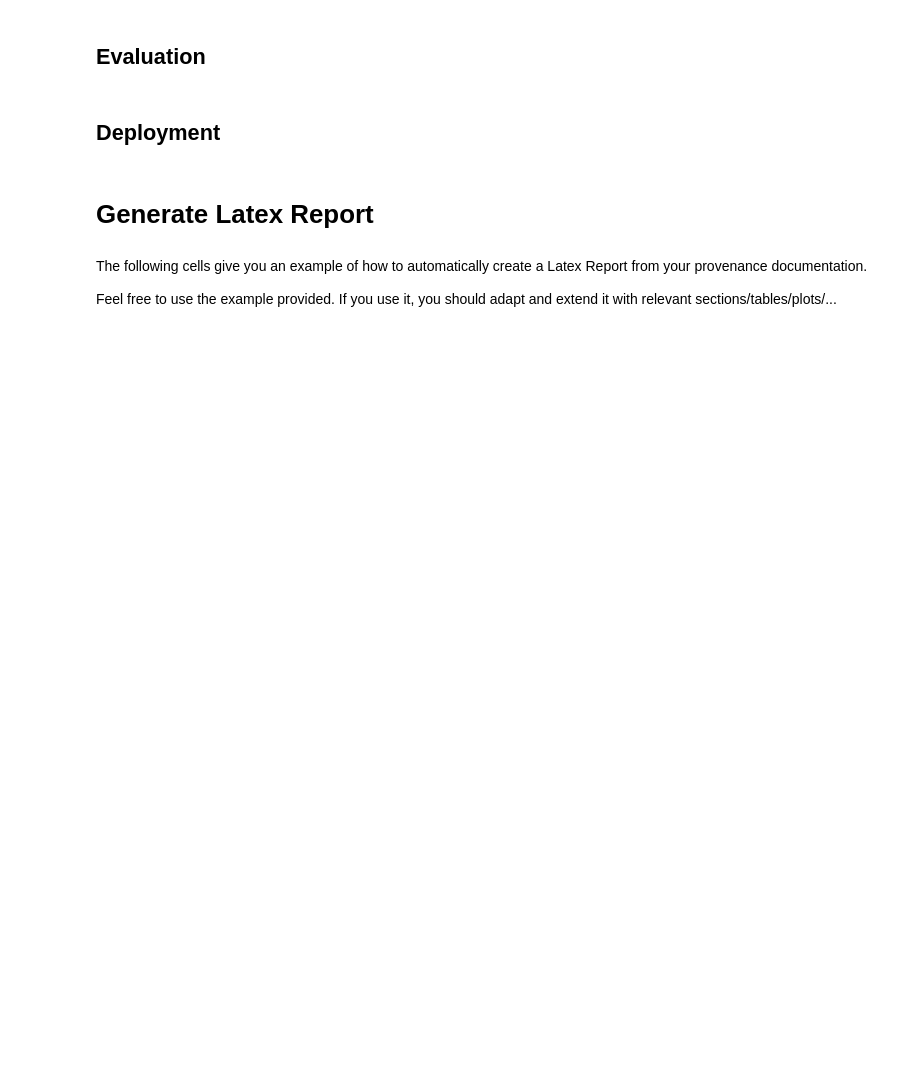
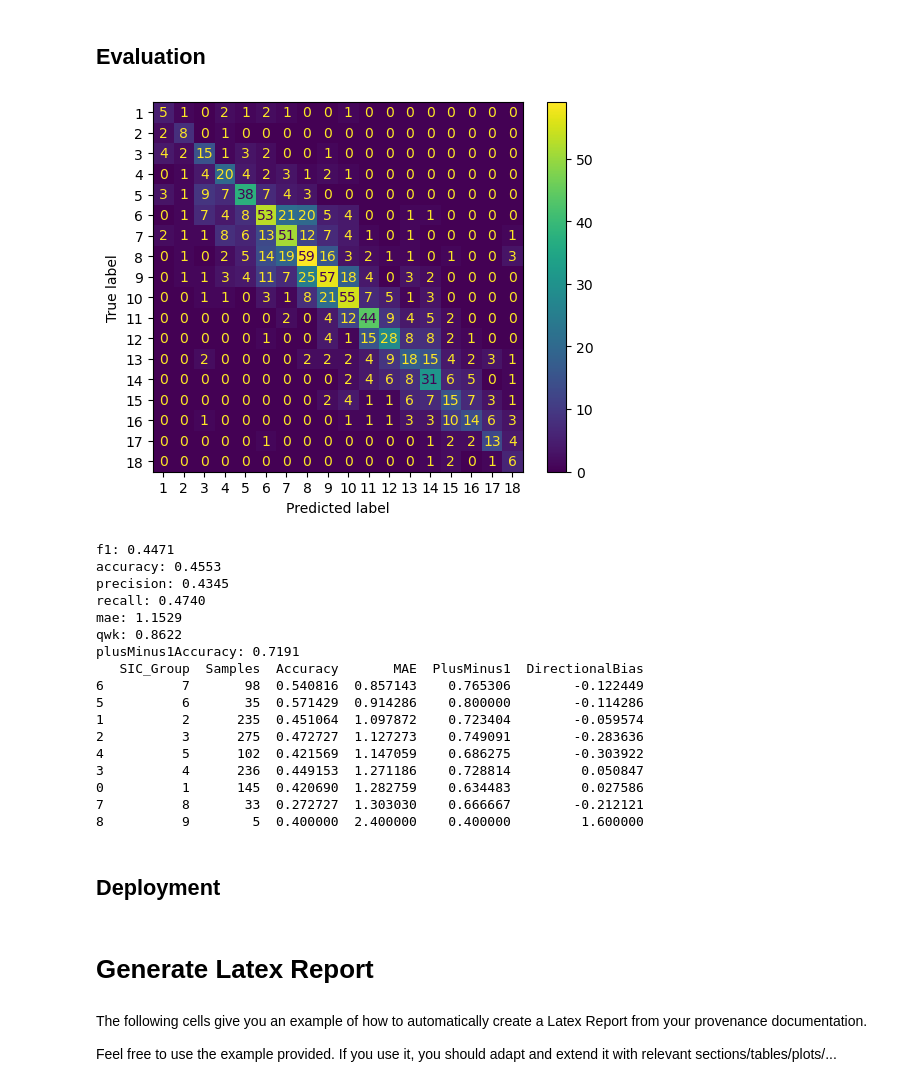
Before and after one commit to AlexanderResch/Assignment3-Business-Intelligence, a Jupyter notebook: BI2025_template.ipynb, the cells around one changed output. Cells and saved outputs as stored; diff of their text form; code cells hidden in the pictures; blank space fills up the shorter version.

```diff
--- a/BI2025_template.ipynb
+++ b/BI2025_template.ipynb
@@ -2370,7 +2469,7 @@ print(bias_eval)
 #############################################
 
 eval_ass_uuid = "7f1631e9-feed-87za-92ed-c131b23cbe79" # Generate once
-final_model = "final_model_obj"
+final_model = ":final_model_entity"
 test_set = ":test_set"
 eval_comment = """
 In this part we evaluate our model. We look at the performance,compare it to state of the art and random classifiers and at at bias.
@@ -2410,20 +2509,18 @@ The only criteria where we are successful is 'Keep the difference between valida
 so not even 1 percent difference. The other criteria are not fulfilled for reasons talked about before.
 """
 bias_comment = """
-We have not protected attribute like gender, race, age in our dataset. So we will use the attribute 'sic_code' to test if there is a bias towards.
-The sic_code is a code which shows what main business are a company has.
+We have not protected attribute like gender, race, age in our dataset. So we will use the attribute sic code as protected attribute,
+so we can test if there is a bias towards it. The sic code is a code which shows what main business are a company has.
 
-The results show that
-model performance varies between industries. Some SIC groups achieve
+The results show that model performance varies between industries. Some SIC groups achieve
 higher accuracy and lower mean absolute error, while others show larger
 prediction errors.
 
-The directional bias is close to zero for most SIC groups, indicating
+The directional bias is near zero for most SIC groups, indicating
 that the model does not systematically over- or under-rate companies.
 One group shows a large directional bias, but this group contains only
 very few samples and is therefore not reliable. Overall, the observed
-differences indicate performance similar across industries rather
-than systematic discriminatory bias.
+differences indicate performance similar across industries and not a discriminatory bias.
 
 SIC_Group  Samples  Accuracy       MAE  PlusMinus1  DirectionalBias
 6          7       98  0.540816  0.857143    0.765306        -0.122449
@@ -2440,35 +2537,55 @@ SIC_Group  Samples  Accuracy       MAE  PlusMinus1  DirectionalBias
 evaluate_activity = [
     f':evaluate_final_model rdf:type prov:Activity .',
     f':evaluate_final_model sc:isPartOf :evaluation_phase .',
     f':evaluate_final_model rdfs:label "Final Model Evaluation on Test Set" .',
     f':evaluate_final_model rdfs:comment """{eval_comment}""" .',
     f':evaluate_final_model prov:startedAtTime "{start_time_eval}"^^xsd:dateTime .',
     f':evaluate_final_model prov:endedAtTime "{end_time_eval}"^^xsd:dateTime .',
     f':evaluate_final_model prov:qualifiedAssociation :{eval_ass_uuid} .',
 
     f':{eval_ass_uuid} prov:agent :{eval_code_writer} .',
     f':{eval_ass_uuid} rdf:type prov:Association .',
     f':{eval_ass_uuid} prov:hadRole :{code_writer_role} .',
 
     # Inputs
     f':evaluate_final_model prov:used {final_model} .',
     f':evaluate_final_model prov:used {test_set} .',
 
     # Reference to Data Mining Success Criteria from Phase 1
     f':evaluate_final_model prov:used :bu_data_mining_success_criteria .',
 
     # Document you final model performance
     f':model_performance_result rdf:type mls:ModelEvaluation .',
     f':model_performance_result prov:wasGeneratedBy :evaluate_final_model .',
     f':model_performance_result rdfs:label "Model performance" .',
-    f':model_performance_result rdfs:comment {performance_comment} .',
+    f':model_performance_result rdfs:comment """{performance_comment}""" .',
     # Hint: you evaluate bias in this way:
     f':bias_evaluation_result rdf:type mls:ModelEvaluation .',
     f':bias_evaluation_result prov:wasGeneratedBy :evaluate_final_model .',
     f':bias_evaluation_result rdfs:label "Bias Analysis" .',
-    f':bias_evaluation_result rdfs:comment {bias_comment} .',
+    f':bias_evaluation_result rdfs:comment """{bias_comment}""" .',
+
 ]
 engine.insert(evaluate_activity, prefixes=prefixes)
+# %% [output]
+[figure, added]
+f1: 0.4471
+accuracy: 0.4553
+precision: 0.4345
+recall: 0.4740
+mae: 1.1529
+qwk: 0.8622
+plusMinus1Accuracy: 0.7191
+   SIC_Group  Samples  Accuracy       MAE  PlusMinus1  DirectionalBias
+6          7       98  0.540816  0.857143    0.765306        -0.122449
+5          6       35  0.571429  0.914286    0.800000        -0.114286
+1          2      235  0.451064  1.097872    0.723404        -0.059574
+2          3      275  0.472727  1.127273    0.749091        -0.283636
+4          5      102  0.421569  1.147059    0.686275        -0.303922
+3          4      236  0.449153  1.271186    0.728814         0.050847
+0          1      145  0.420690  1.282759    0.634483         0.027586
+7          8       33  0.272727  1.303030    0.666667        -0.212121
+8          9        5  0.400000  2.400000    0.400000         1.600000
 # %% [markdown]
 ## Deployment
 # %%
```
Also changed, not shown: parts of 14 cells of this notebook.
